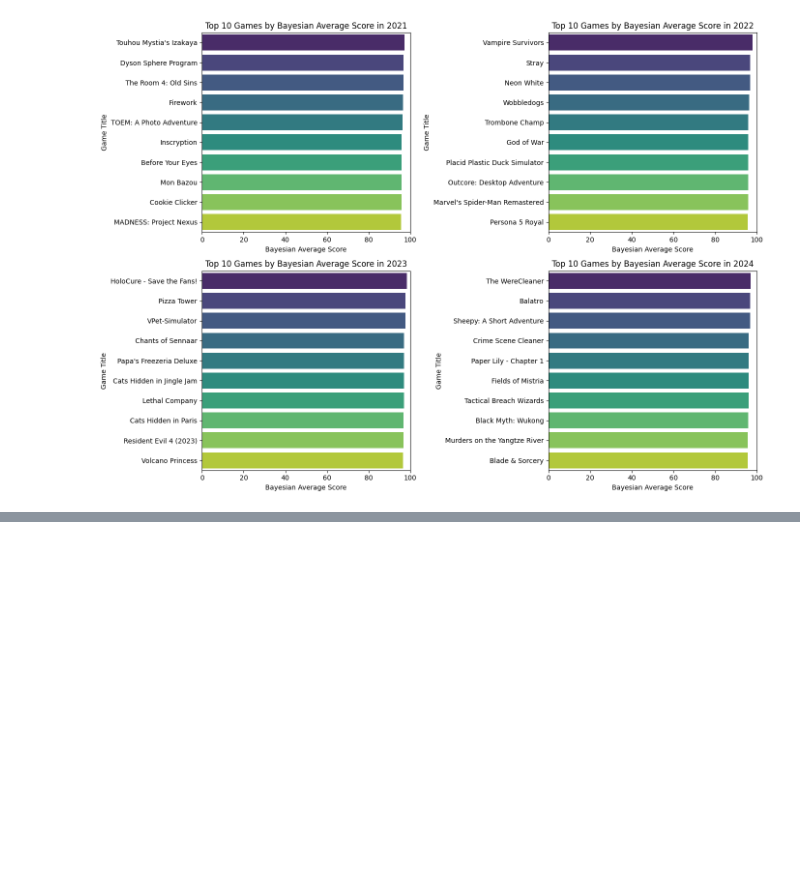
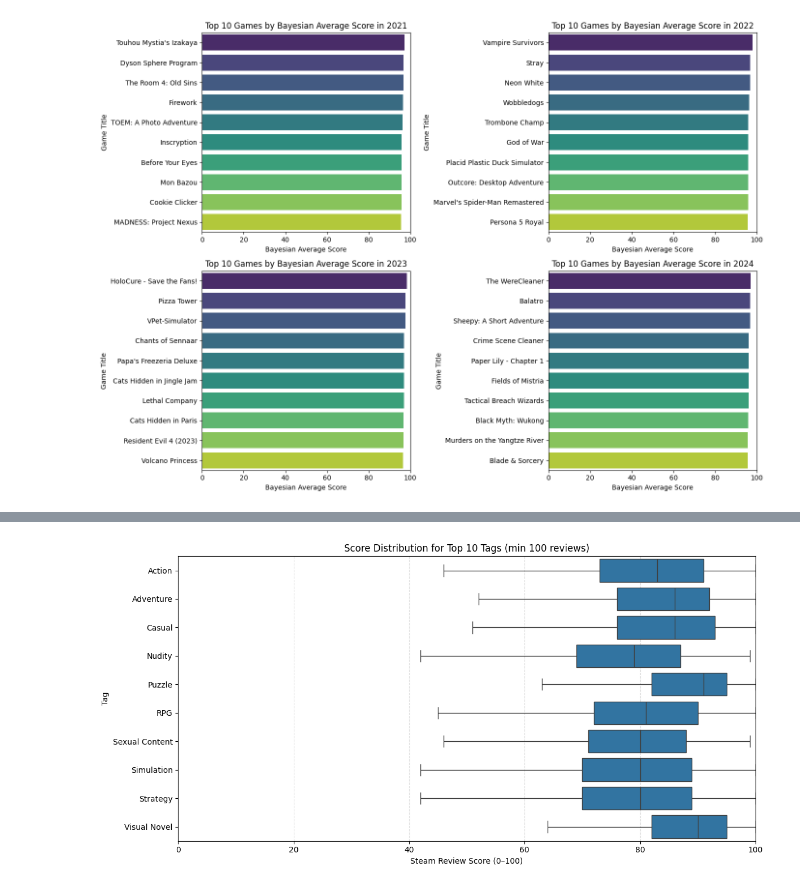
Before and after one commit to faraz1272/steam-discount-forecast, a Jupyter notebook: notebooks/EDA_Experimentation.ipynb, the cells around one changed output, grey strips where cells are left out. Saved outputs shown, nothing was run; the diff lists cells and outputs as text; code cells hidden in the pictures; blank space fills up the shorter version.

```diff
--- a/notebooks/EDA_Experimentation.ipynb
+++ b/notebooks/EDA_Experimentation.ipynb
@@ -406,0 +915,32 @@ plt.show()
+# %%
+with sqlite3.connect(DB_PATH) as con:
+    q_scores = f"""
+    WITH scoped AS (
+      SELECT DISTINCT g.itad_id
+      FROM games g
+      JOIN reviews r ON r.itad_id = g.itad_id AND r.source='Steam'
+      WHERE g.release_date BETWEEN '2021-01-01' AND '2024-12-31'
+        AND IFNULL(r.count,0) >= {MIN_REVIEWS}
+    )
+    SELECT g.itad_id, g.title, t.name AS tag, r.score AS steam_score, r.count AS steam_count
+    FROM scoped s
+    JOIN games g ON g.itad_id = s.itad_id
+    JOIN reviews r ON r.itad_id = s.itad_id AND r.source='Steam'
+    JOIN game_tags gt  ON gt.itad_id = s.itad_id
+    JOIN tags t ON t.tag_id = gt.tag_id
+    WHERE t.name IN ({",".join(["?"]*len(top_tags))});
+    """
+    df = pd.read_sql(q_scores, con, params=top_tags)
+
+# 3) Plot distributions (boxplot or violin)
+plt.figure(figsize=(12,6))
+sns.boxplot(data=df, y="tag", x="steam_score", order=sorted(top_tags), showfliers=False)
+plt.xlabel("Steam Review Score (0–100)")
+plt.ylabel("Tag")
+plt.title(f"Score Distribution for Top 10 Tags (min {MIN_REVIEWS} reviews)")
+plt.xlim(0, 100)
+plt.grid(axis="x", linestyle="--", alpha=0.4)
+plt.tight_layout()
+plt.show()
+# %% [output]
+[figure, added]
```
Also changed, not shown: parts of 36 cells of this notebook.
